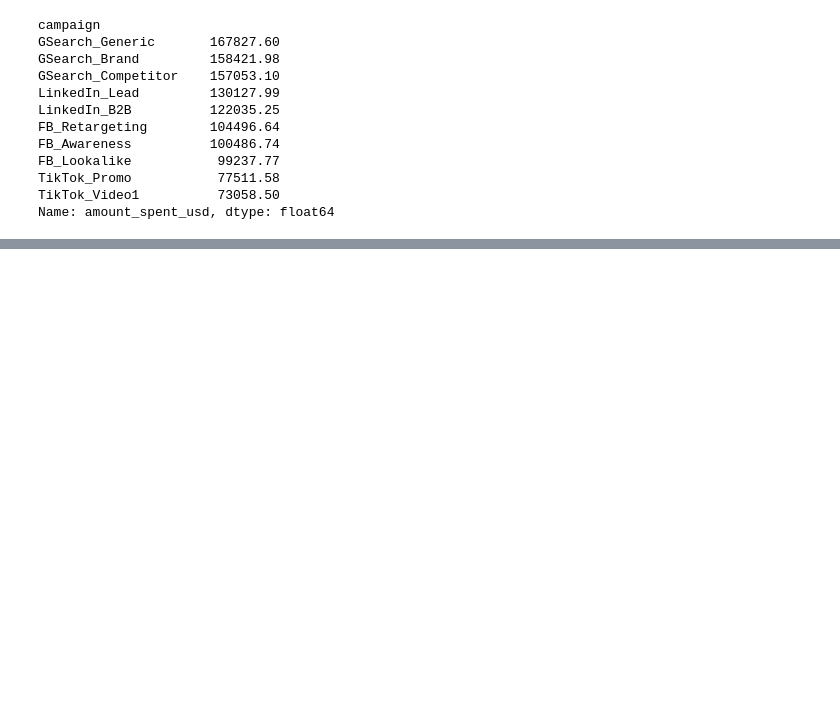
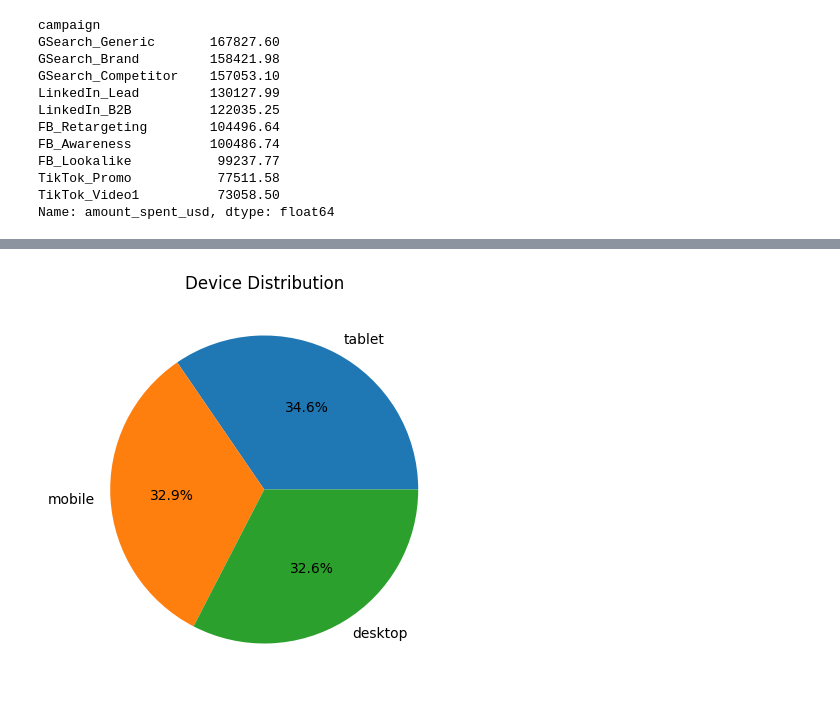
Before and after one commit to banerjee109/Infotact-Data-Team-2, a Jupyter notebook: notebook/business_metrics.ipynb, the cells around one changed output, grey strips where cells are left out. Saved outputs shown, nothing was run; the diff lists cells and outputs as text; code cells hidden in the pictures; blank space fills up the shorter version.

```diff
--- a/notebook/business_metrics.ipynb
+++ b/notebook/business_metrics.ipynb
@@ -153,0 +221,13 @@ Name: amount_spent_usd, dtype: float64
+# %%
+web_df["device"].value_counts().plot(
+    kind="pie",
+    autopct="%1.1f%%"
+)
+
+plt.title("Device Distribution")
+
+plt.ylabel("")
+
+plt.show()
+# %% [output]
+[figure, added]
```
Also changed, not shown: parts of 27 cells of this notebook.
